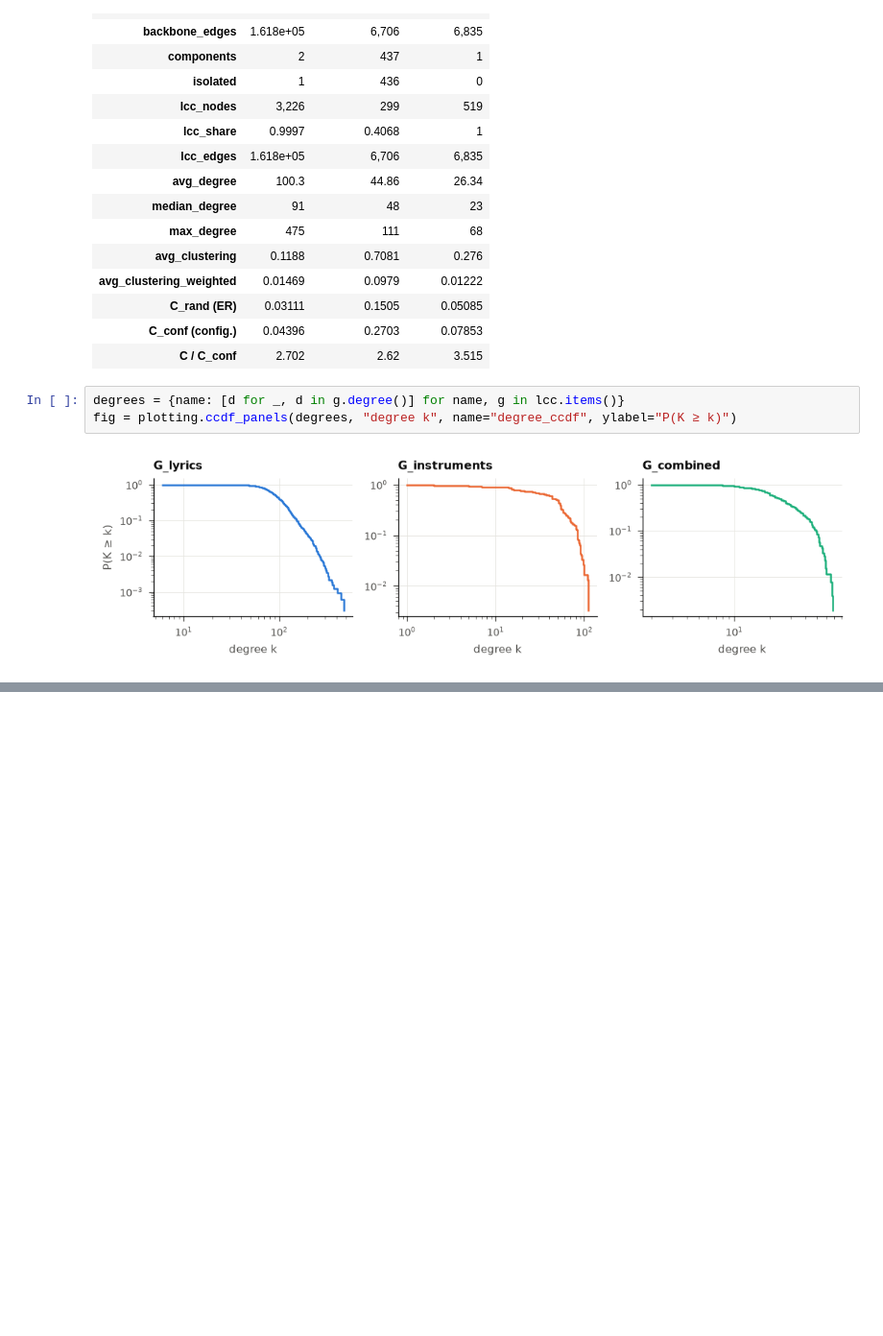
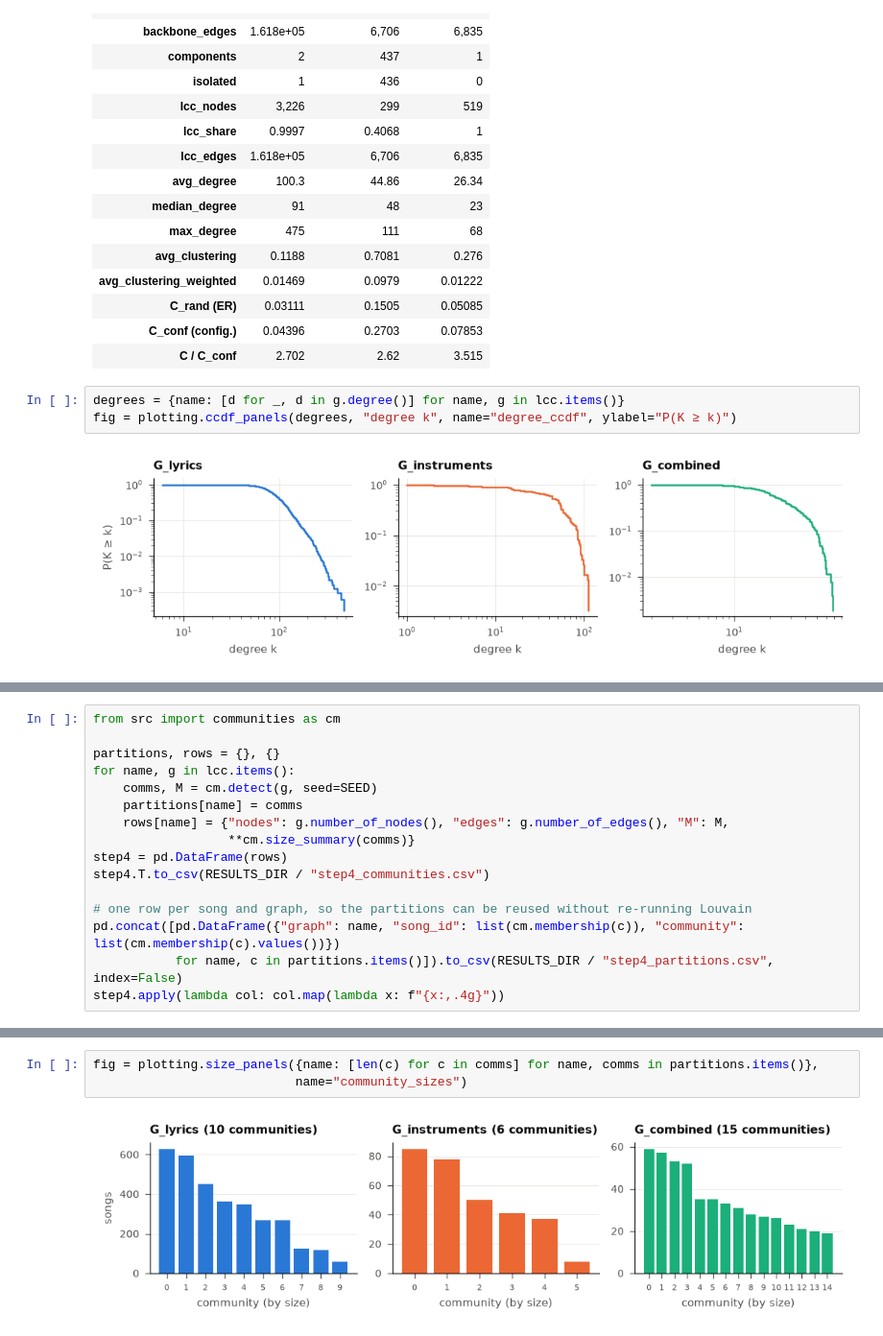
Before and after one commit to CRisager/SocialGraphs_FinalProject, a Jupyter notebook: notebooks/analysis.ipynb, the cells around one changed output, grey strips where cells are left out. Shown at 96% size. Cells and saved outputs as stored; diff of their text form; blank space fills up the shorter version.

```diff
--- a/notebooks/analysis.ipynb
+++ b/notebooks/analysis.ipynb
@@ -319,0 +330,16 @@ fig = plotting.ccdf_panels(degrees, "degree k", name="degree_ccdf", ylabel="P(K
+# %%
+from src import communities as cm
+
+partitions, rows = {}, {}
+for name, g in lcc.items():
+    comms, M = cm.detect(g, seed=SEED)
+    partitions[name] = comms
+    rows[name] = {"nodes": g.number_of_nodes(), "edges": g.number_of_edges(), "M": M,
+                  **cm.size_summary(comms)}
+step4 = pd.DataFrame(rows)
+step4.T.to_csv(RESULTS_DIR / "step4_communities.csv")
+
+# one row per song and graph, so the partitions can be reused without re-running Louvain
+pd.concat([pd.DataFrame({"graph": name, "song_id": list(cm.membership(c)), "community": list(cm.membership(c).values())})
+           for name, c in partitions.items()]).to_csv(RESULTS_DIR / "step4_partitions.csv", index=False)
+step4.apply(lambda col: col.map(lambda x: f"{x:,.4g}"))
@@ -319,0 +358,5 @@ fig = plotting.ccdf_panels(degrees, "degree k", name="degree_ccdf", ylabel="P(K
+# %%
+fig = plotting.size_panels({name: [len(c) for c in comms] for name, comms in partitions.items()},
+                           name="community_sizes")
+# %% [output]
+[figure, added]
```
Also changed, not shown: parts of 4 cells of this notebook, 6 other files.
